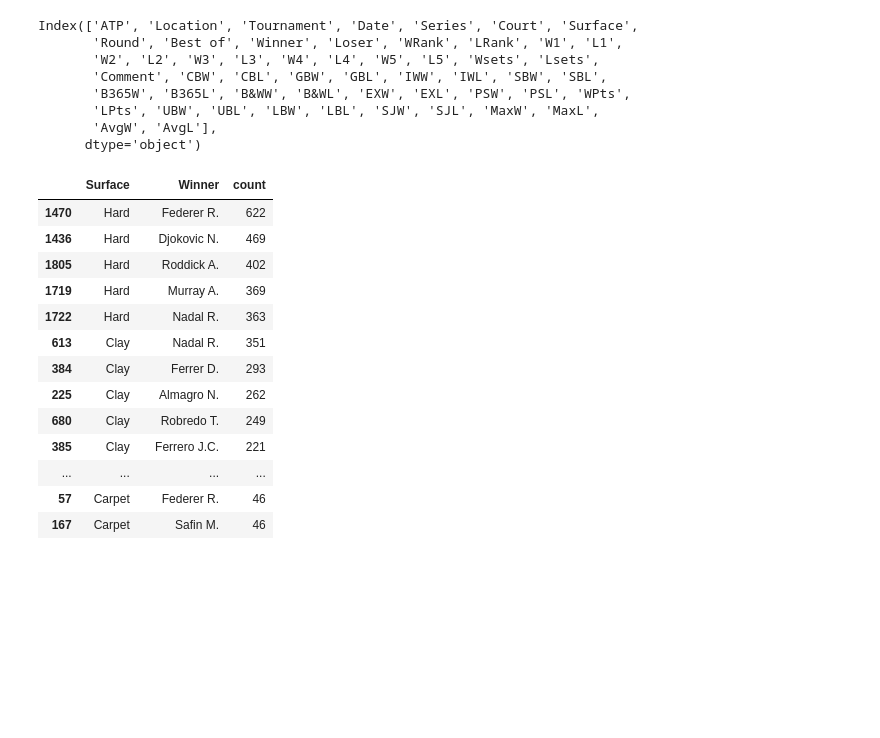
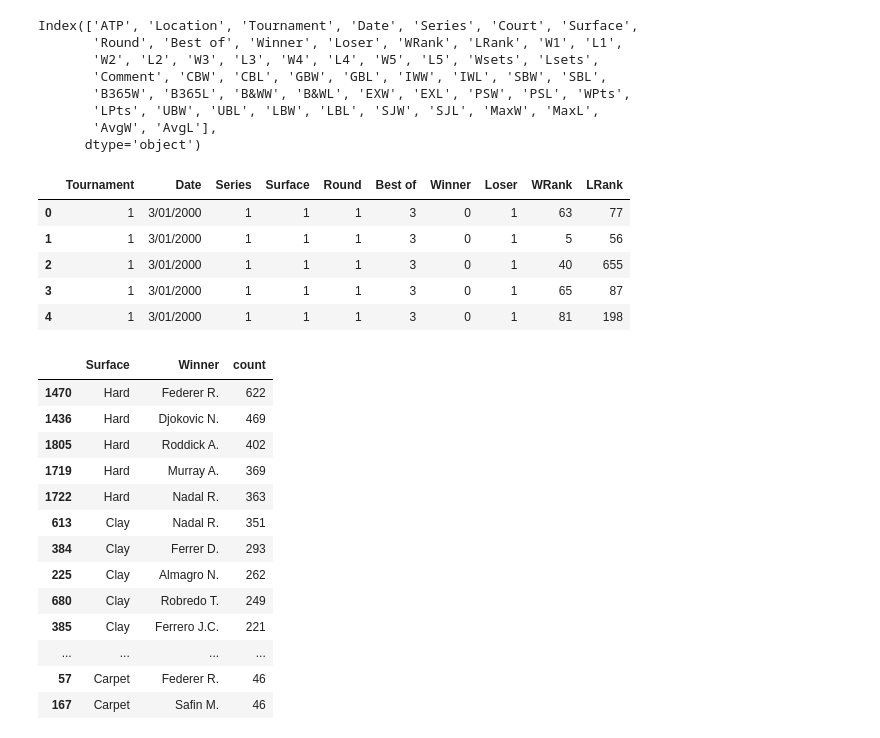
Before and after one commit to thimler/ATP-project, a Jupyter notebook: Untitled-3.ipynb, the cells around one changed output. Saved outputs shown, nothing was run; the diff lists cells and outputs as text; code cells hidden in the pictures; blank space fills up the shorter version.

```diff
--- a/Untitled-3.ipynb
+++ b/Untitled-3.ipynb
@@ -173,6 +172,14 @@ Index(['ATP', 'Location', 'Tournament', 'Date', 'Series', 'Court', 'Surface',
       dtype='object')
 # %%
 atp = atp[['Tournament','Date','Series','Surface','Round','Best of','Winner','Loser','WRank','LRank']]
+atp.head()
+# %% [output]
+|  | Tournament | Date | Series | Surface | Round | Best of | Winner | Loser | WRank | LRank |
+| 0 | 1 | 3/01/2000 | 1 | 1 | 1 | 3 | 0 | 1 | 63 | 77 |
+| 1 | 1 | 3/01/2000 | 1 | 1 | 1 | 3 | 0 | 1 | 5 | 56 |
+| 2 | 1 | 3/01/2000 | 1 | 1 | 1 | 3 | 0 | 1 | 40 | 655 |
+| 3 | 1 | 3/01/2000 | 1 | 1 | 1 | 3 | 0 | 1 | 65 | 87 |
+| 4 | 1 | 3/01/2000 | 1 | 1 | 1 | 3 | 0 | 1 | 81 | 198 |
 # %%
 surface = atp.groupby(['Surface','Winner'])['Winner']\
              .count()\
```
Also changed, not shown: parts of 9 cells of this notebook.
